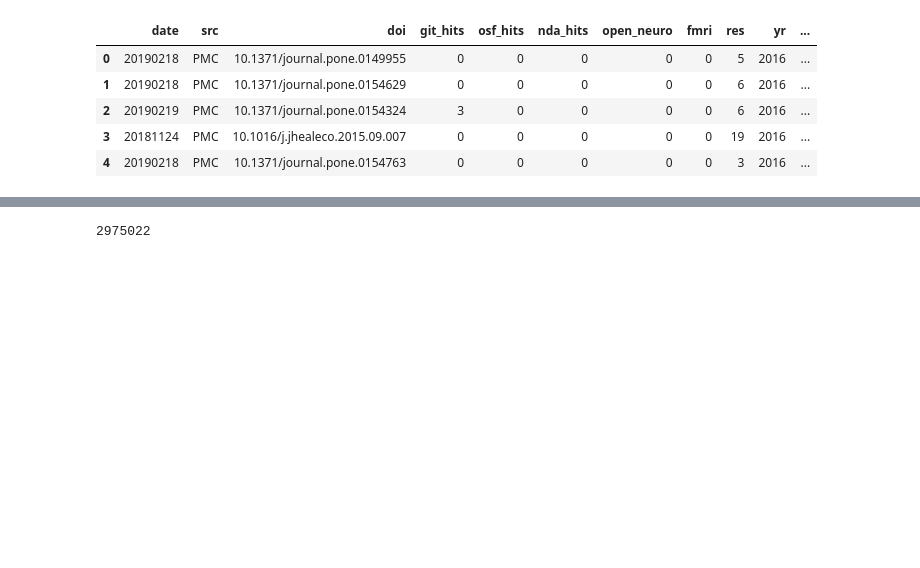
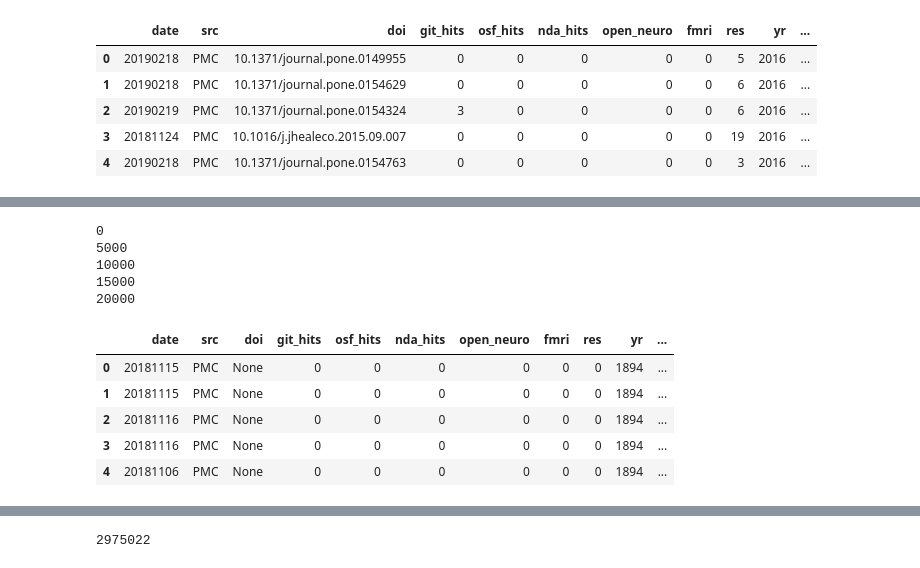
Before and after one commit to riddlet/ac_knowl, a Jupyter notebook: testing_sparql.ipynb, the cells around one changed output, grey strips where cells are left out. Cells and saved outputs as stored; diff of their text form; code cells hidden in the pictures; blank space fills up the shorter version.

```diff
--- a/testing_sparql.ipynb
+++ b/testing_sparql.ipynb
@@ -1371,0 +1403,35 @@ len(missed)
+# %%
+git_links = []
+missed = []
+progress = [i for i in range(0, 25000, 5000)]
+
+for i, j in enumerate(unique_ids[1575000:]):
+    if i in progress:
+        print(i)
+    pth = 'https://www.ncbi.nlm.nih.gov/research/bionlp/RESTful/pmcoa.cgi/BioC_json/' + j + '/unicode'
+    try:
+        r = requests.get(pth)
+        git_links.append(return_useful_data(r) + (j, i))
+    except:
+        missed.append([i,j])
+    if i==25000:
+        break
+# %% [output]
+0
+5000
+10000
+15000
+20000
+# %%
+df = pd.DataFrame(git_links, columns=['date', 'src', 'doi', 'git_hits',
+                                      'osf_hits', 'nda_hits', 'open_neuro',
+                                      'fmri', 'res', 'yr', 'pmcid', 'idx'])
+df.to_csv('/home/riddleta/ac_knowl/output/bionlp_27.csv')
+df.head()
+# %% [output]
+|  | date | src | doi | git_hits | osf_hits | nda_hits | open_neuro | fmri | res | yr | ... |
+| 0 | 20181115 | PMC | None | 0 | 0 | 0 | 0 | 0 | 0 | 1894 | ... |
+| 1 | 20181115 | PMC | None | 0 | 0 | 0 | 0 | 0 | 0 | 1894 | ... |
+| 2 | 20181116 | PMC | None | 0 | 0 | 0 | 0 | 0 | 0 | 1894 | ... |
+| 3 | 20181116 | PMC | None | 0 | 0 | 0 | 0 | 0 | 0 | 1894 | ... |
+| 4 | 20181106 | PMC | None | 0 | 0 | 0 | 0 | 0 | 0 | 1894 | ... |
```
Also changed, not shown: parts of 8 cells of this notebook, 1 other file.
